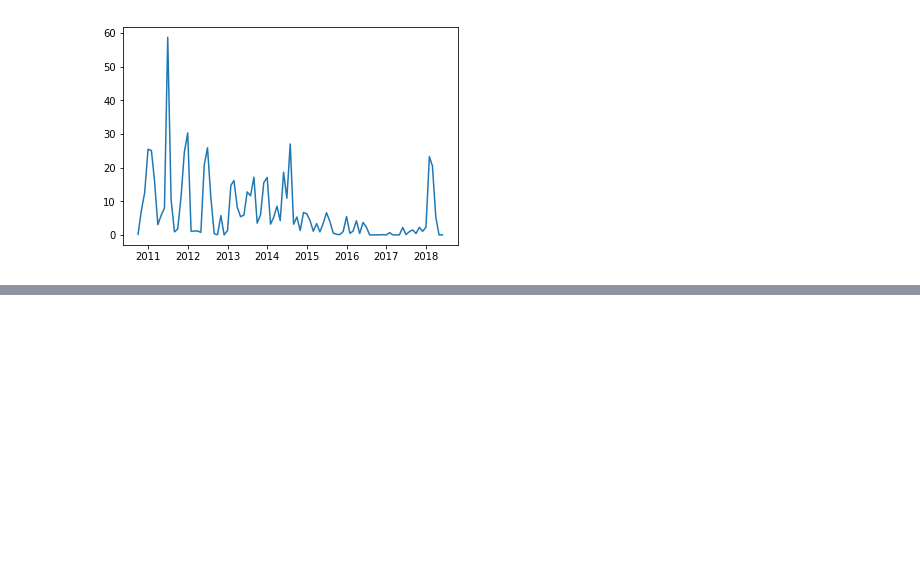
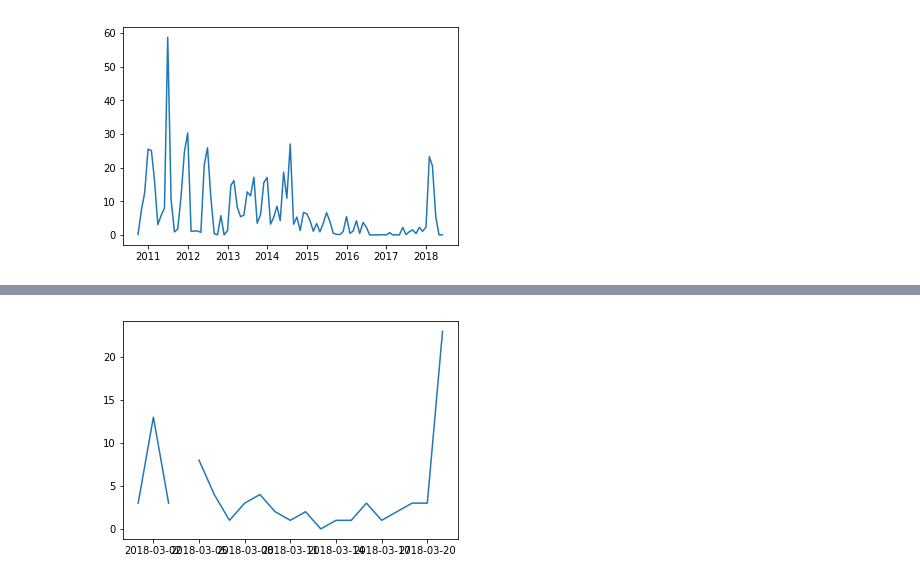
Before and after one commit to KazAndr/SWTraject, a Jupyter notebook: analyze_tab.ipynb, the cells around one changed output, grey strips where cells are left out. Saved outputs shown, nothing was run; the diff lists cells and outputs as text; code cells hidden in the pictures; blank space fills up the shorter version.

```diff
--- a/analyze_tab.ipynb
+++ b/analyze_tab.ipynb
@@ -522,0 +585,4 @@ plt.show()
+# %%
+gp_pulses = gp_table[gp_table.Type == 'Pulse']
+# %%
+gp_pulses['MJD'] = None
@@ -522,0 +646,12 @@ plt.show()
+# %%
+month = '2018-03'
+part_glitch_3 = gp_pulses[month]
+sesions_glitch_3 = crab_session['Session'][month]
+gp_crab_d = part_glitch_3['Count of GP, u'].resample('D').sum().to_frame()
+gp_crab_d_ses = crab_session['Session'][month].resample('D').sum().to_frame()
+result_crab_m = gp_crab_d.join(gp_crab_d_ses, how='outer')
+result_crab_m['pase_GP']  = np.divide(result_crab_m['Count of GP, u'], result_crab_m['Session'])
+plt.plot(result_crab_m['pase_GP'])
+plt.show()
+# %% [output]
+[figure, added]
```
Also changed, not shown: parts of 49 cells of this notebook, 7 other files.
